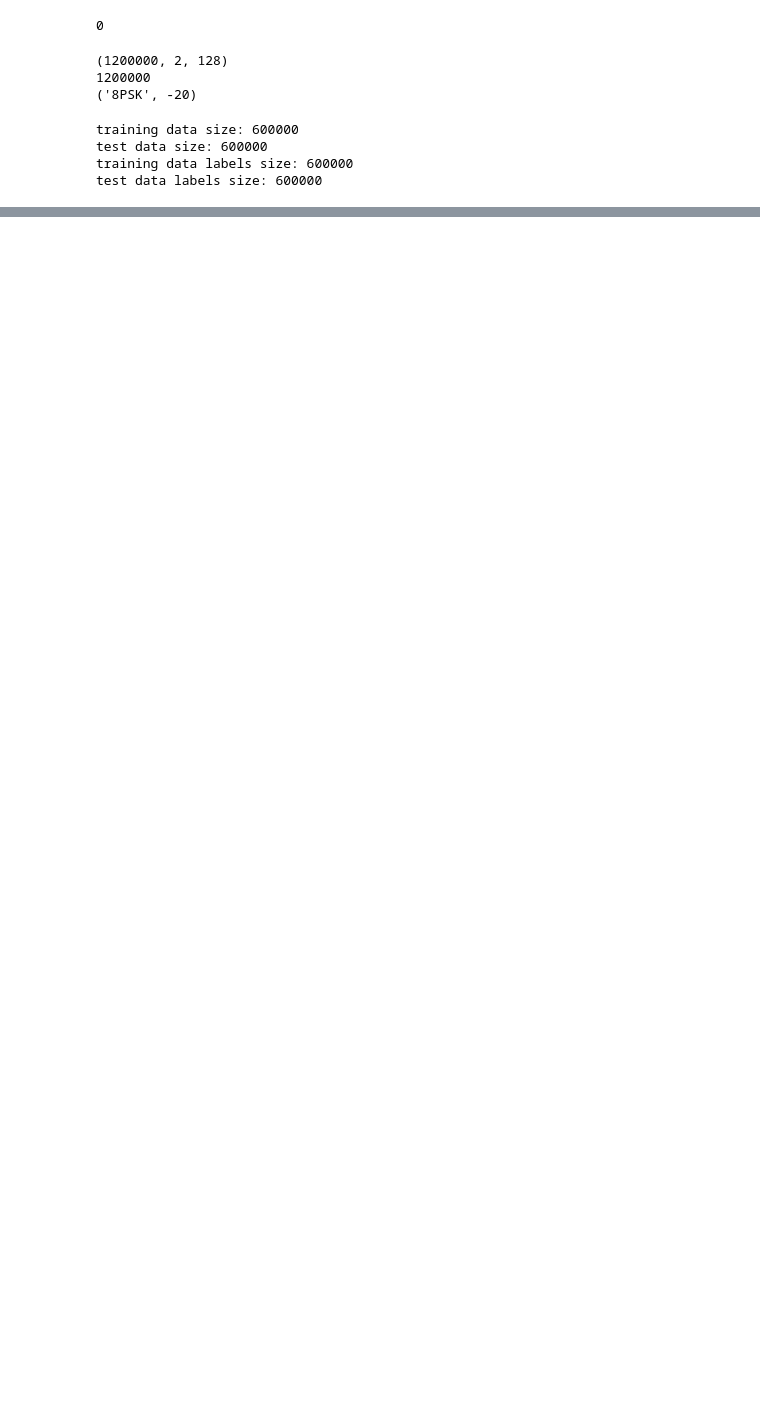
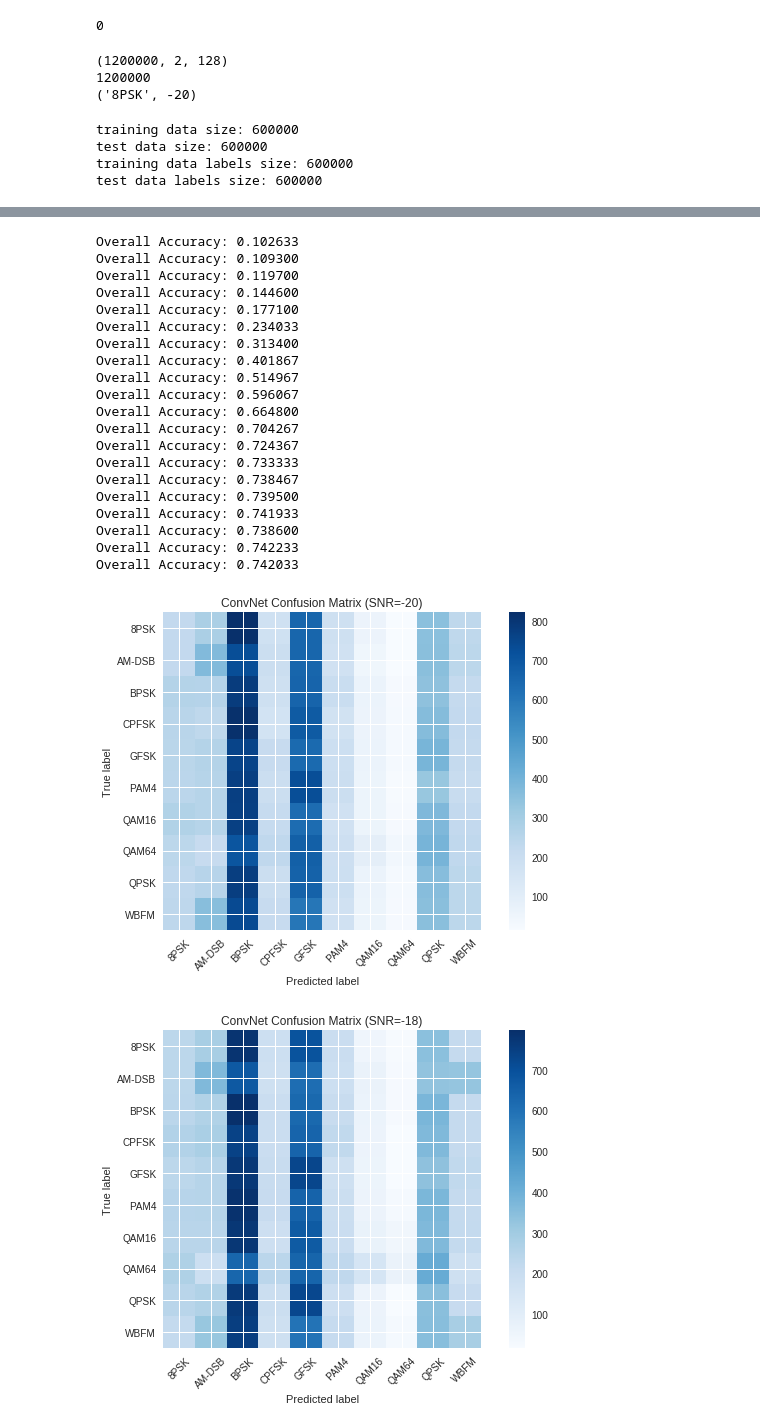
Before and after one commit to MohamedEsssam/Modulation-Recognition, a Jupyter notebook: FullyNetworks.ipynb, the cells around one changed output, grey strips where cells are left out. Drawn from its saved outputs; the diff is of its cells as text; code cells hidden in the pictures; blank space fills up the shorter version.

```diff
--- a/FullyNetworks.ipynb
+++ b/FullyNetworks.ipynb
@@ -159,0 +188,48 @@ plt.legend()
+# %%
+acc = []
+for snr in unique_snrs:
+
+    snr_points_indx = np.where(snrs == snr)[0]
+
+    snr_test_data = testSet[snr_points_indx]
+
+    snr_test_labels = testLabel[snr_points_indx]
+
+    snr_test_predicted_labels = model.predict(snr_test_data, batch_size = 512)
+
+    confusion_matrix = np.zeros([10,10])
+    for i in range(len(snr_test_data)):
+        true_label_indx = list(snr_test_labels[i]).index(1)
+        predicted_label_indx = np.argmax(snr_test_predicted_labels[i])
+        confusion_matrix[true_label_indx,predicted_label_indx] += 1
+
+    plt.figure()
+    plot_confusion_matrix(confusion_matrix, labels=mods, title="ConvNet Confusion Matrix (SNR=%s)"%(snr))
+
+    correct = np.sum(np.diag(confusion_matrix))
+    noncorrect = np.sum(confusion_matrix) - correct
+    print("Overall Accuracy: %f" % (correct / (correct + noncorrect)))
+    acc.append(1.0*correct / (correct + noncorrect))
+# %% [output]
+Overall Accuracy: 0.102633
+Overall Accuracy: 0.109300
+Overall Accuracy: 0.119700
+Overall Accuracy: 0.144600
+Overall Accuracy: 0.177100
+Overall Accuracy: 0.234033
+Overall Accuracy: 0.313400
+Overall Accuracy: 0.401867
+Overall Accuracy: 0.514967
+Overall Accuracy: 0.596067
+Overall Accuracy: 0.664800
+Overall Accuracy: 0.704267
+Overall Accuracy: 0.724367
+Overall Accuracy: 0.733333
+Overall Accuracy: 0.738467
+Overall Accuracy: 0.739500
+Overall Accuracy: 0.741933
+Overall Accuracy: 0.738600
+Overall Accuracy: 0.742233
+Overall Accuracy: 0.742033
+[figure, added]
+[figure, added]
```
Also changed, not shown: parts of 15 cells of this notebook.
